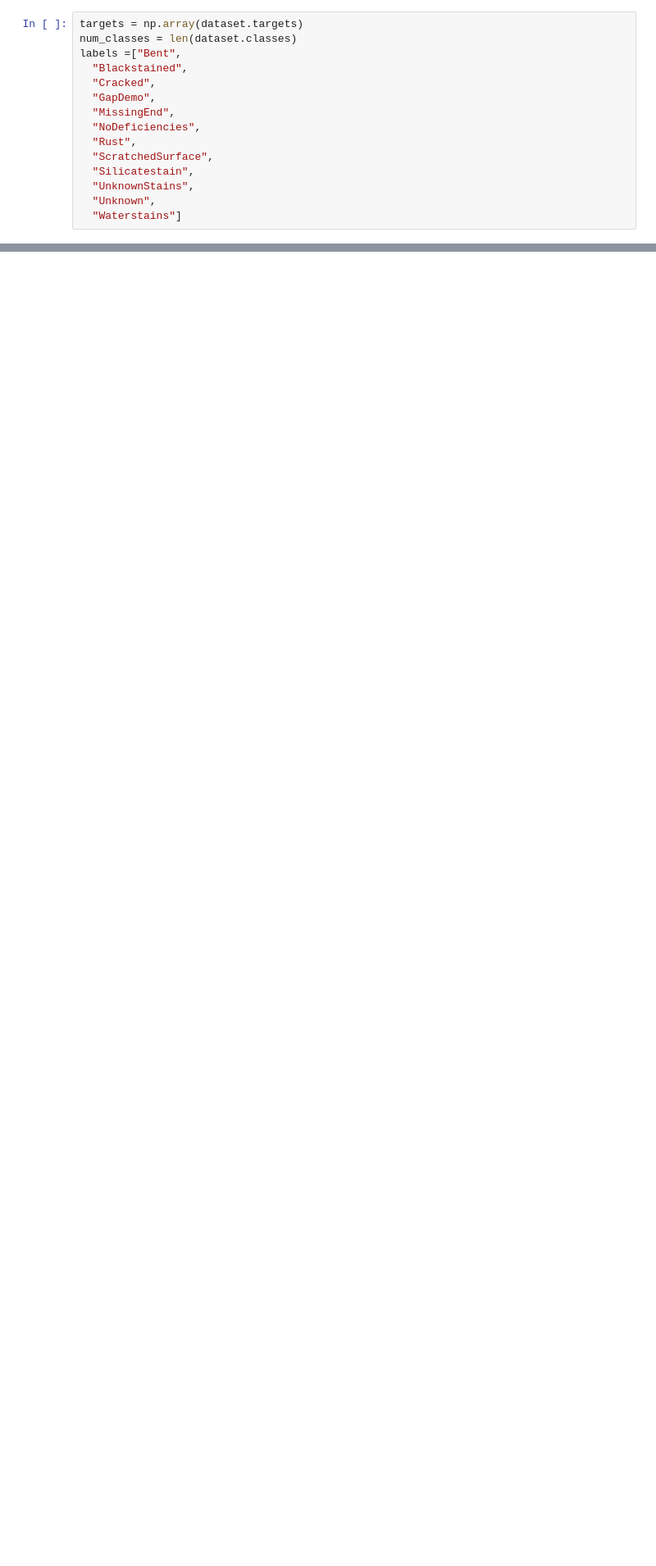
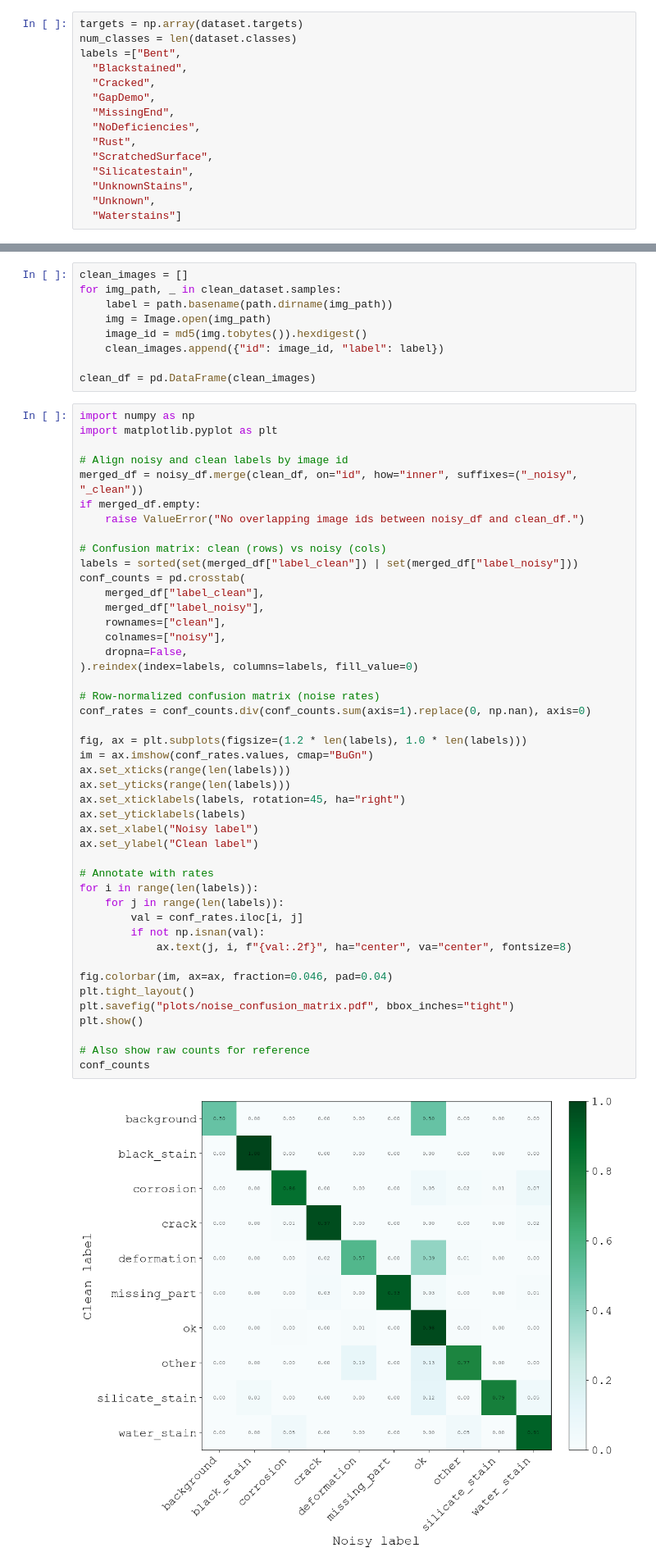
Before and after one commit to LukasBenner/NoisyLabelDefectDetection, a Jupyter notebook: notebooks/plots.ipynb, the cells around one changed output, grey strips where cells are left out. Shown at 82% size. Saved outputs shown, nothing was run; the diff lists cells and outputs as text; blank space fills up the shorter version.

```diff
--- a/notebooks/plots.ipynb
+++ b/notebooks/plots.ipynb
@@ -57,0 +138,56 @@ plt.show()
+# %%
+clean_images = []
+for img_path, _ in clean_dataset.samples:
+    label = path.basename(path.dirname(img_path))
+    img = Image.open(img_path)
+    image_id = md5(img.tobytes()).hexdigest()
+    clean_images.append({"id": image_id, "label": label})
+
+clean_df = pd.DataFrame(clean_images)
+# %%
+import numpy as np
+import matplotlib.pyplot as plt
+
+# Align noisy and clean labels by image id
+merged_df = noisy_df.merge(clean_df, on="id", how="inner", suffixes=("_noisy", "_clean"))
+if merged_df.empty:
+    raise ValueError("No overlapping image ids between noisy_df and clean_df.")
+
+# Confusion matrix: clean (rows) vs noisy (cols)
+labels = sorted(set(merged_df["label_clean"]) | set(merged_df["label_noisy"]))
+conf_counts = pd.crosstab(
+    merged_df["label_clean"],
+    merged_df["label_noisy"],
+    rownames=["clean"],
+    colnames=["noisy"],
+    dropna=False,
+).reindex(index=labels, columns=labels, fill_value=0)
+
+# Row-normalized confusion matrix (noise rates)
+conf_rates = conf_counts.div(conf_counts.sum(axis=1).replace(0, np.nan), axis=0)
+
+fig, ax = plt.subplots(figsize=(1.2 * len(labels), 1.0 * len(labels)))
+im = ax.imshow(conf_rates.values, cmap="BuGn")
+ax.set_xticks(range(len(labels)))
+ax.set_yticks(range(len(labels)))
+ax.set_xticklabels(labels, rotation=45, ha="right")
+ax.set_yticklabels(labels)
+ax.set_xlabel("Noisy label")
+ax.set_ylabel("Clean label")
+
+# Annotate with rates
+for i in range(len(labels)):
+    for j in range(len(labels)):
+        val = conf_rates.iloc[i, j]
+        if not np.isnan(val):
+            ax.text(j, i, f"{val:.2f}", ha="center", va="center", fontsize=8)
+
+fig.colorbar(im, ax=ax, fraction=0.046, pad=0.04)
+plt.tight_layout()
+plt.savefig("plots/noise_confusion_matrix.pdf", bbox_inches="tight")
+plt.show()
+
+# Also show raw counts for reference
+conf_counts
+# %% [output]
+[figure, added]
```
Also changed, not shown: parts of 19 cells of this notebook, 6 other files.
